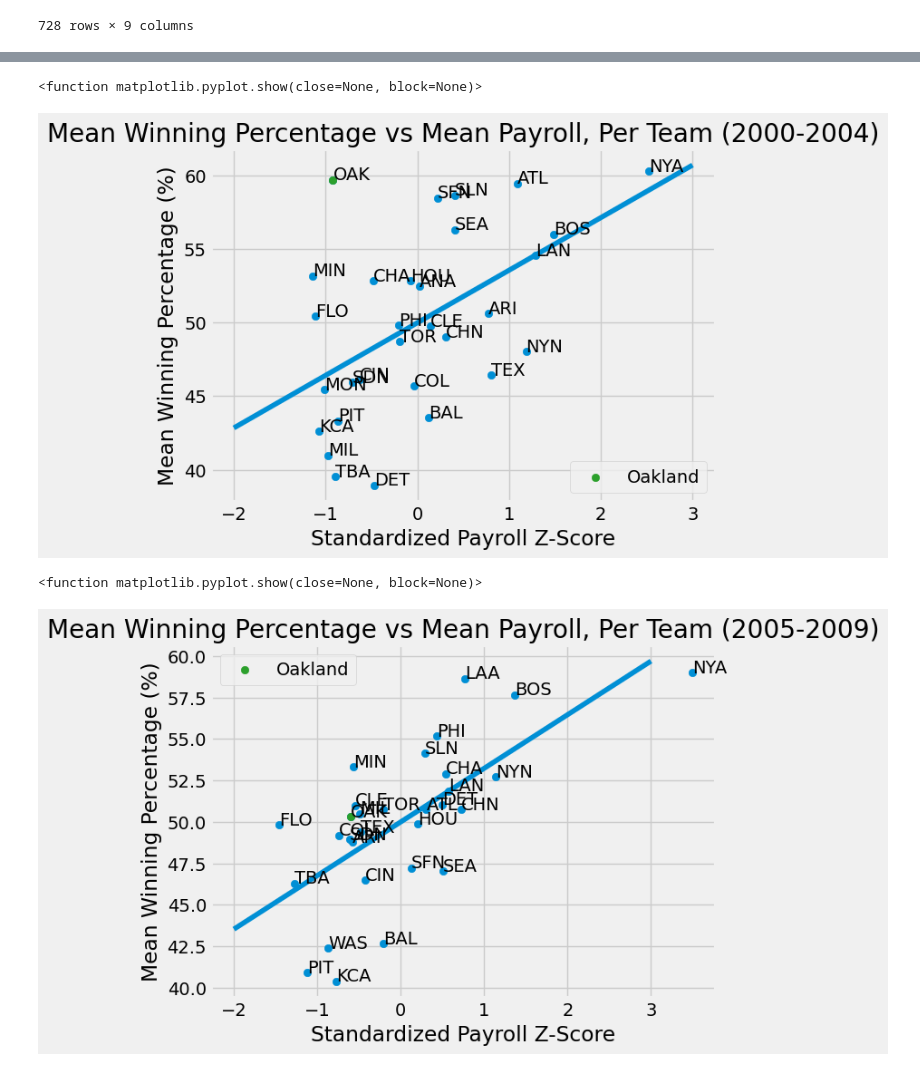
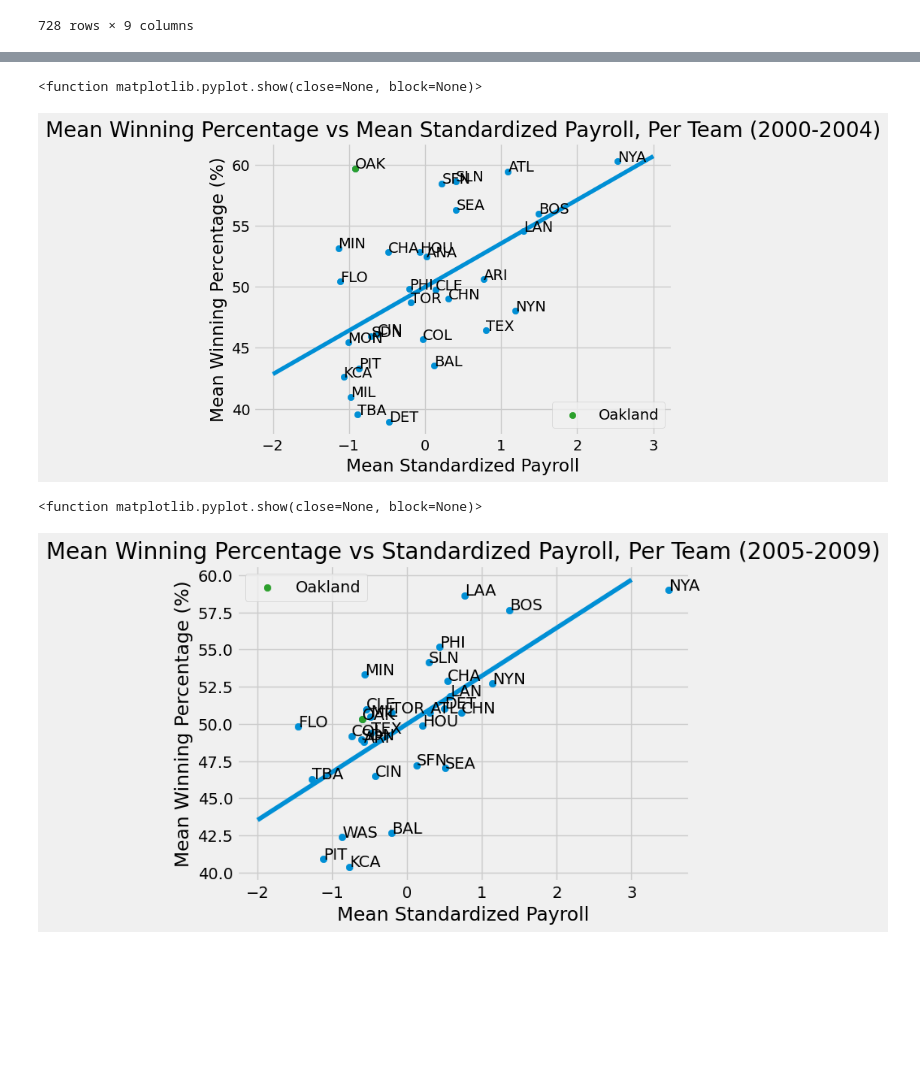
Before and after one commit to Skidouche/CMSC320, a Jupyter notebook: Projects/P2.ipynb, the cells around one changed output, grey strips where cells are left out. Cells and saved outputs as stored; diff of their text form; code cells hidden in the pictures; blank space fills up the shorter version.

```diff
--- a/Projects/P2.ipynb
+++ b/Projects/P2.ipynb
@@ -366,35 +371,35 @@ plt.show
 # %%
-# scatterplot for 1990-1994
+# scatterplot for 2000-2004
 plt.clf()
 x = []
 y = []
 teams = []
 df2 = df[df["time_period"] == "2000-2004"]
 for team in df2['teamID'].unique():
     x.append(np.average(list(df2.loc[df2['teamID'] == team, 'standardized_payroll'])))
     y.append(np.average(list(df2.loc[df2['teamID'] == team, 'winning_percentage'])))
     teams.append(team)
 plt.scatter(x, y)
 # plot a distinct oakland point for easy viewing of performance
 plt.scatter([np.average(list(df2.loc[df2['teamID'] == "OAK", 'standardized_payroll']))], \
                     [np.average(list(df2.loc[df2['teamID'] == "OAK", 'winning_percentage']))], c='tab:green', label="Oakland")
 plt.legend()
 a = 0
 for (i, j) in zip(x, y):
     plt.text(i, j, teams[a])
     a += 1
 polyline = np.linspace(-2, 3, 2)
 
 plt.plot(polyline, np.poly1d(np.polyfit(x, y, 1))(polyline))
-plt.title('Mean Winning Percentage vsStandardized Payroll, Per Team (2000-2004)')
-plt.xlabel('Standardized Payroll Z-Score')
+plt.title('Mean Winning Percentage vs Mean Standardized Payroll, Per Team (2000-2004)')
+plt.xlabel('Mean Standardized Payroll')
 plt.ylabel('Mean Winning Percentage (%)')
 plt.show
 # %% [output]
 <function matplotlib.pyplot.show(close=None, block=None)>
-[figure, old version]
+[figure, new version]
 # %%
-# scatterplot for 1990-1994
+# scatterplot for 2005-2009
 plt.clf()
 x = []
 y = []
@@ -417,12 +422,12 @@ polyline = np.linspace(-2, 3, 2)
 
 plt.plot(polyline, np.poly1d(np.polyfit(x, y, 1))(polyline))
 plt.title('Mean Winning Percentage vs Standardized Payroll, Per Team (2005-2009)')
-plt.xlabel('Standardized Payroll Z-Score')
+plt.xlabel('Mean Standardized Payroll')
 plt.ylabel('Mean Winning Percentage (%)')
 plt.show
 # %% [output]
 <function matplotlib.pyplot.show(close=None, block=None)>
-[figure, old version]
+[figure, new version]
 # %%
 # scatterplot for 2010-2014
 plt.clf()
```
Also changed, not shown: parts of 18 cells of this notebook, 2 other files.
